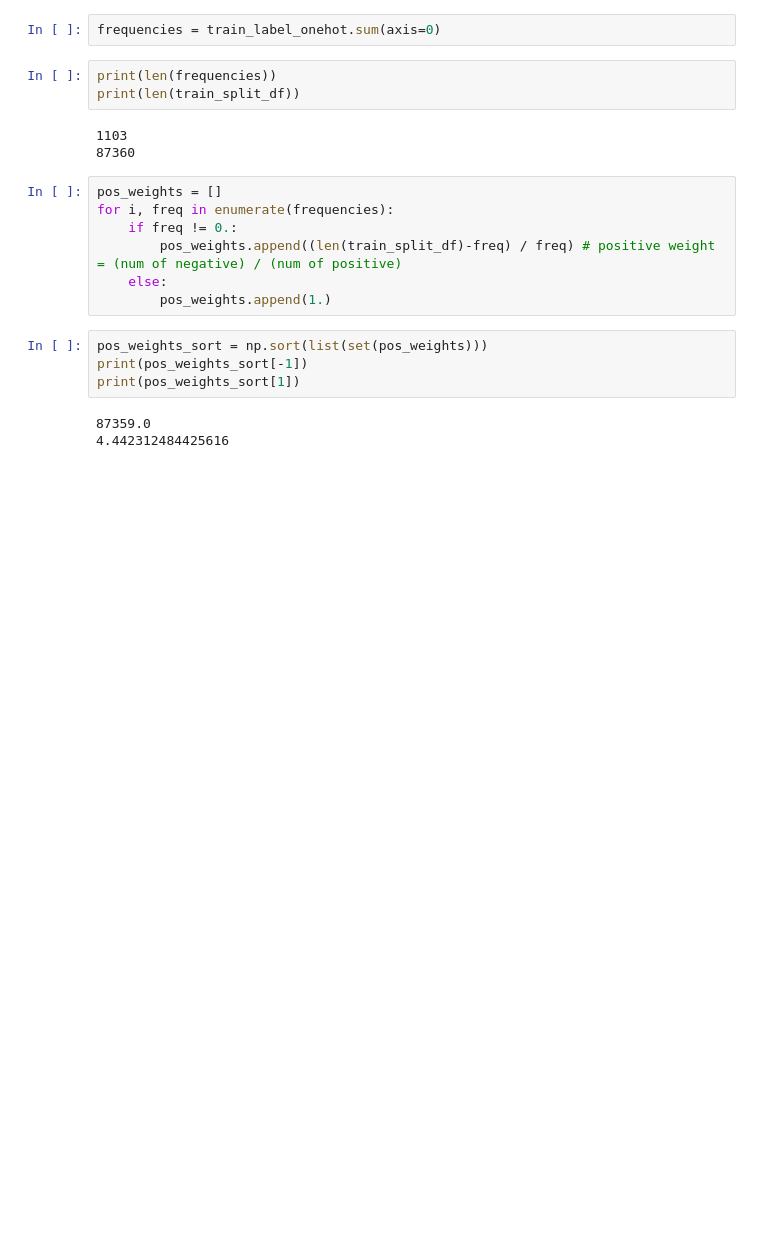
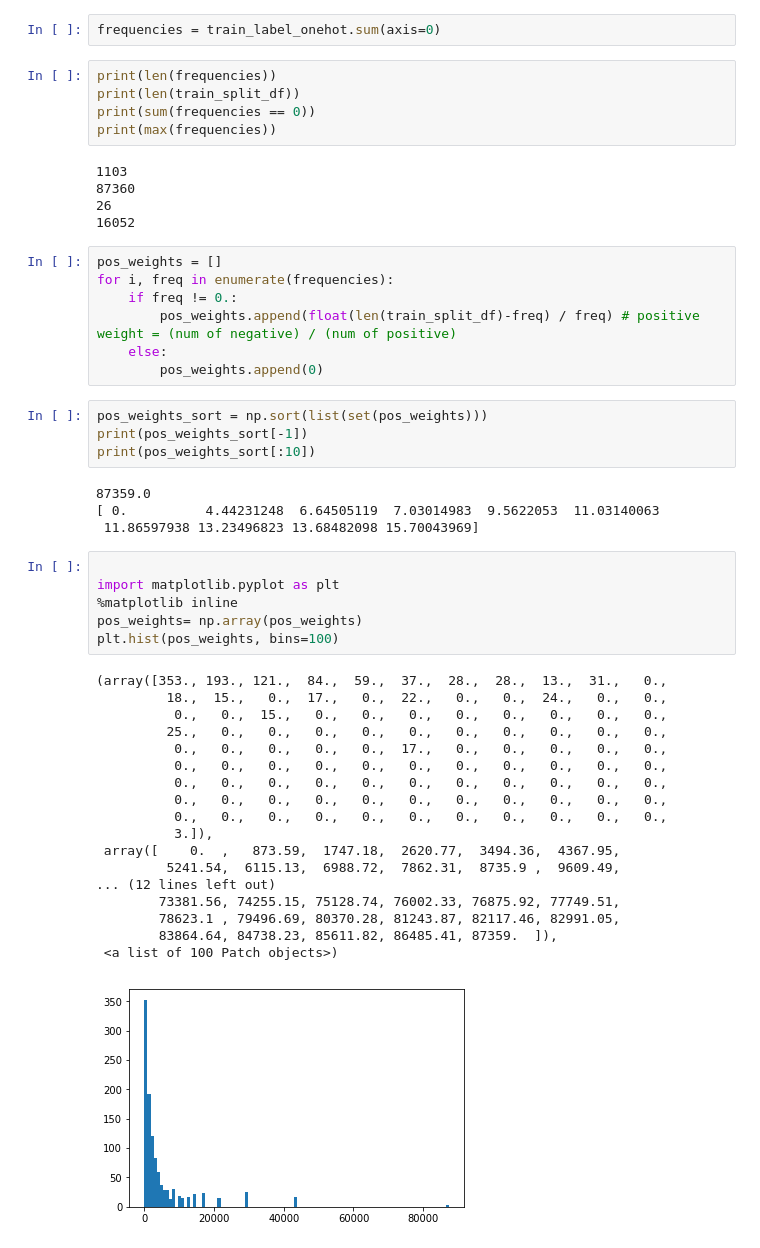
Before and after one commit to tsy935/CS231N_CZT, a Jupyter notebook: analyses/preprocessing.ipynb, the cells around one changed output. Drawn from its saved outputs; the diff is of its cells as text; blank space fills up the shorter version.

```diff
--- a/analyses/preprocessing.ipynb
+++ b/analyses/preprocessing.ipynb
@@ -359,20 +359,50 @@ frequencies = train_label_onehot.sum(axis=0)
 # %%
 print(len(frequencies))
 print(len(train_split_df))
+print(sum(frequencies == 0))
+print(max(frequencies))
 # %% [output]
 1103
 87360
+26
+16052
 # %%
 pos_weights = []
 for i, freq in enumerate(frequencies):
     if freq != 0.:
-        pos_weights.append((len(train_split_df)-freq) / freq) # positive weight = (num of negative) / (num of positive)
+        pos_weights.append(float(len(train_split_df)-freq) / freq) # positive weight = (num of negative) / (num of positive)
     else:
-        pos_weights.append(1.)
+        pos_weights.append(0)
 # %%
 pos_weights_sort = np.sort(list(set(pos_weights)))
 print(pos_weights_sort[-1])
-print(pos_weights_sort[1])
+print(pos_weights_sort[:10])
 # %% [output]
 87359.0
-4.442312484425616
+[ 0.          4.44231248  6.64505119  7.03014983  9.5622053  11.03140063
+ 11.86597938 13.23496823 13.68482098 15.70043969]
+# %%
+
+import matplotlib.pyplot as plt
+%matplotlib inline
+pos_weights= np.array(pos_weights)
+plt.hist(pos_weights, bins=100)
+# %% [output]
+(array([353., 193., 121.,  84.,  59.,  37.,  28.,  28.,  13.,  31.,   0.,
+         18.,  15.,   0.,  17.,   0.,  22.,   0.,   0.,  24.,   0.,   0.,
+          0.,   0.,  15.,   0.,   0.,   0.,   0.,   0.,   0.,   0.,   0.,
+         25.,   0.,   0.,   0.,   0.,   0.,   0.,   0.,   0.,   0.,   0.,
+          0.,   0.,   0.,   0.,   0.,  17.,   0.,   0.,   0.,   0.,   0.,
+          0.,   0.,   0.,   0.,   0.,   0.,   0.,   0.,   0.,   0.,   0.,
+          0.,   0.,   0.,   0.,   0.,   0.,   0.,   0.,   0.,   0.,   0.,
+          0.,   0.,   0.,   0.,   0.,   0.,   0.,   0.,   0.,   0.,   0.,
+          0.,   0.,   0.,   0.,   0.,   0.,   0.,   0.,   0.,   0.,   0.,
+          3.]),
+ array([    0.  ,   873.59,  1747.18,  2620.77,  3494.36,  4367.95,
+         5241.54,  6115.13,  6988.72,  7862.31,  8735.9 ,  9609.49,
+... (12 lines left out)
+        73381.56, 74255.15, 75128.74, 76002.33, 76875.92, 77749.51,
+        78623.1 , 79496.69, 80370.28, 81243.87, 82117.46, 82991.05,
+        83864.64, 84738.23, 85611.82, 86485.41, 87359.  ]),
+ <a list of 100 Patch objects>)
+[figure, added]
```
Also changed, not shown: parts of 5 cells of this notebook, 4 other files.
